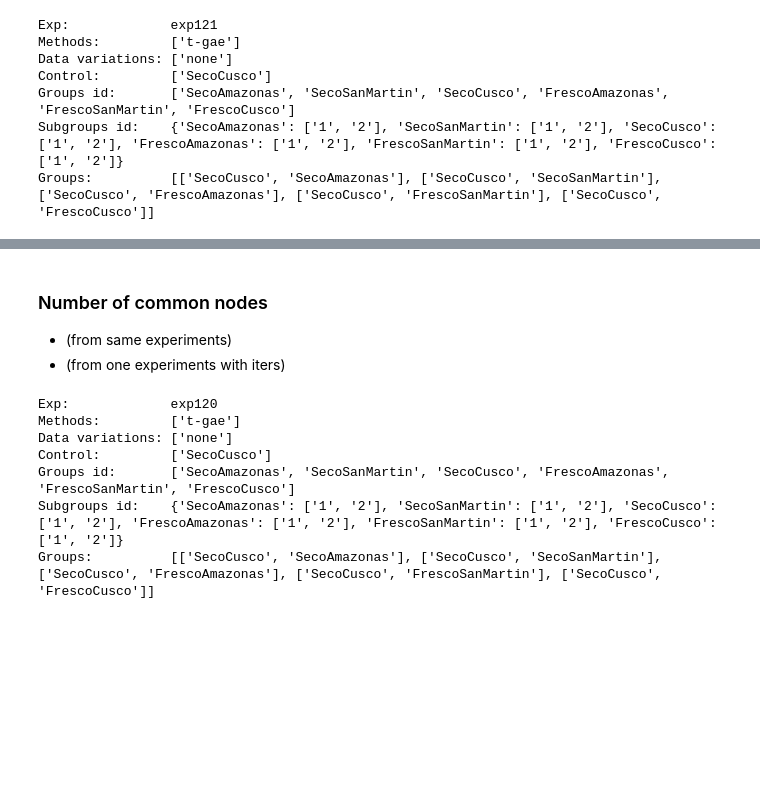
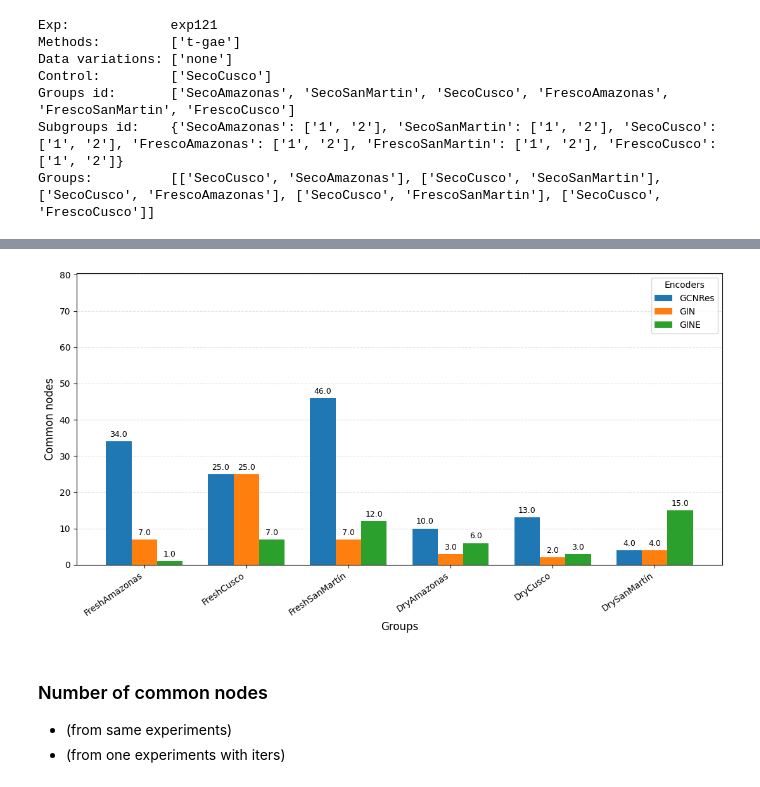
Before and after one commit to win7/T-GAE_PyG, a Jupyter notebook: utils.ipynb, the cells around one changed output, grey strips where cells are left out. Saved outputs shown, nothing was run; the diff lists cells and outputs as text; code cells hidden in the pictures; blank space fills up the shorter version.

Commit message:
experiments for comparison seeds

```diff
--- a/utils.ipynb
+++ b/utils.ipynb
@@ -1664,0 +1643,7 @@ df_results[df_results["Retrieval"] == "_cosine"]
+# %%
+df_grouped = (
+    df_results_.groupby(["Encoder", "Group id"])["Common nodes"]
+    .mean()
+    .reset_index(name="Common nodes")
+)
+df_grouped
@@ -1665,3 +1668,65 @@ df_results[df_results["Retrieval"] == "_cosine"]
+# %%
+map_group = {
+	"FrescoAmazonas": "FreshAmazonas",
+	"FrescoCusco": "FreshCusco",
+	"FrescoSanMartin": "FreshSanMartín",
+	"SecoAmazonas": "DryAmazonas",
+	"SecoCusco": "DryCusco",
+	"SecoSanMartin": "DrySanMartín",
+}
+
+df_grouped["Group id"] = df_grouped["Group id"].map(map_group)
+# %%
+save = True # Change
+
+# Reshape the data for grouped bar plotting
+df_pivot = df_grouped.pivot(index="Group id", columns="Encoder", values="Common nodes")
+
+# Define the plotting order
+""" group_order = [
+    "FrescoAmazonas", "FrescoCusco", "FrescoSanMartin",
+    "SecoAmazonas", "SecoCusco", "SecoSanMartin"
+] """
+group_order = list(map_group.values())
+
+encoder_order = ["GCNRes", "GIN", "GINE"]
+
+df_pivot = df_pivot.loc[group_order, encoder_order]
+
+# Create the grouped bar chart
+fig, ax = plt.subplots(figsize=(11, 6))
+
+x = np.arange(len(group_order))
+width = 0.25
+
+for i, encoder in enumerate(encoder_order):
+    offset = (i - (len(encoder_order) - 1) / 2) * width
+    bars = ax.bar(
+        x + offset,
+        df_pivot[encoder],
+        width=width,
+        label=encoder
+    )
+    ax.bar_label(bars, fmt="%.1f", padding=3, fontsize=9)
+
+# Configure the chart
+ax.set_xlabel("Groups", fontsize=12)
+ax.set_ylabel("Common nodes", fontsize=12)
+ax.set_xticks(x)
+ax.set_xticklabels(group_order, rotation=35, ha="right")
+ax.legend(title="Encoders")
+ax.set_ylim(0, y_max * 1.15)
+ax.grid(axis="y", linestyle="--", alpha=0.4)
+ax.set_axisbelow(True)
+
+plt.tight_layout()
+
+# Save the figure
+if save:
+    fig.savefig(f"experiments/output/{exp}/plots/comparison_common_nodes_{encoder}_{retrieval}.pdf", bbox_inches="tight")
+plt.show()
+# %% [output]
+[figure, added]
 # %% [markdown]
 ### Number of common nodes
 - (from same experiments)
@@ -1673,7 +1738,7 @@ import numpy as np
 import pandas as pd
 # %%
 # print(exp)
-exp = "exp120"
+exp = "exp121"
 file = open("experiments/output/{}/parameters.json".format(exp))
 params = json.load(file)
 
@@ -1697,12 +1762,4 @@ print("Subgroups id:\t", subgroups_id)
 
 groups = params["groups"]
 print("Groups:\t\t", groups)
-# %% [output]
-Exp:             exp120
-Methods:         ['t-gae']
-Data variations: ['none']
-Control:         ['SecoCusco']
-Groups id:       ['SecoAmazonas', 'SecoSanMartin', 'SecoCusco', 'FrescoAmazonas', 'FrescoSanMartin', 'FrescoCusco']
-Subgroups id:    {'SecoAmazonas': ['1', '2'], 'SecoSanMartin': ['1', '2'], 'SecoCusco': ['1', '2'], 'FrescoAmazonas': ['1', '2'], 'FrescoSanMartin': ['1', '2'], 'FrescoCusco': ['1', '2']}
-Groups:          [['SecoCusco', 'SecoAmazonas'], ['SecoCusco', 'SecoSanMartin'], ['SecoCusco', 'FrescoAmazonas'], ['SecoCusco', 'FrescoSanMartin'], ['SecoCusco', 'FrescoCusco']]
 # %%
```
Also changed, not shown: parts of 11 cells of this notebook, 3 other files.
